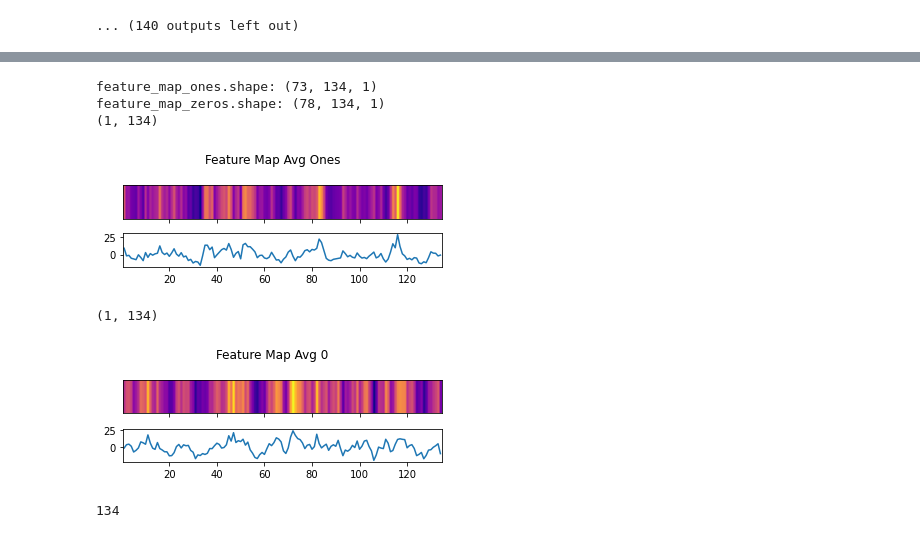
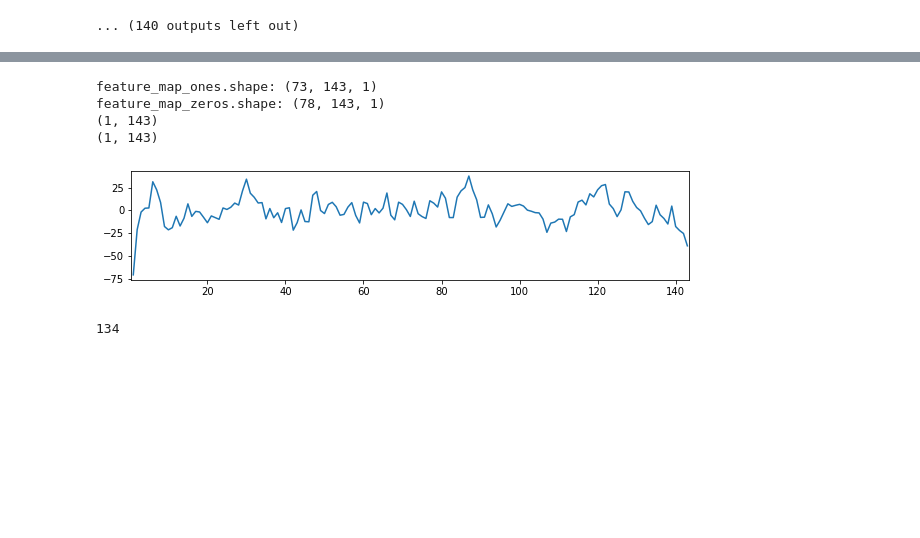
Before and after one commit to beckii0930/nucleosome_occupancy, a Jupyter notebook: tbinet_stuff/analyze_layer.ipynb, the cells around one changed output, grey strips where cells are left out. Drawn from its saved outputs; the diff is of its cells as text; code cells hidden in the pictures; blank space fills up the shorter version.

```diff
--- a/tbinet_stuff/analyze_layer.ipynb
+++ b/tbinet_stuff/analyze_layer.ipynb
@@ -31,8 +31,9 @@ import matplotlib.pyplot as plt
 data_folder = "/Users/yibeijia/Downloads/nucleosome_occupancy/tbinet_stuff/model2/"
 
 data_folder = "/Users/yibeijia/Downloads/nucleosome_occupancy/tbinet_stuff/model2_reduced_dense10/"
+data_folder = "/Users/yibeijia/Downloads/nucleosome_occupancy/tbinet_stuff/model3/"
 model = load_model(data_folder+"tbinet.h5")
-model.load_weights("/Users/yibeijia/Downloads/nucleosome_occupancy/tbinet_stuff//model2_reduced_dense10/tbinet.38-0.08.hdf5")
+# model.load_weights("/Users/yibeijia/Downloads/nucleosome_occupancy/tbinet_stuff//model2_reduced_dense10/tbinet.38-0.08.hdf5")
 # model.load_weights("/Users/yibeijia/Downloads/nucleosome_occupancy/tbinet_stuff/model2/tbinet.22-0.21.hdf5")
 # %%
 model.summary()
@@ -353,59 +307,52 @@ for layer_name, feature_map in zip(layer_names, feature_maps):
 #         print(f'layer_name: {layer_name}')
 #         print(f'feature_map.shape: {feature_map.shape}')
         feature_map_ones = feature_map[ones]
         feature_map_zeros = feature_map[zeros]
         print(f'feature_map_ones.shape: {feature_map_ones.shape}')
         print(f'feature_map_zeros.shape: {feature_map_zeros.shape}')
+
+        ################# Plot for enriched #################
         Features = []
         for seqArr in feature_map_ones:
             # make feature array a 1x134 array and sum over all seqs
             newSeqArr = np.transpose(seqArr)
             if(len(Features) == 0):
                 Features=newSeqArr
             else:
                 Features = Features + newSeqArr
         print(Features.shape)
-#         plot_feature_map(Features[0], "Feature Map Avg Ones")
+#         Features1 = np.transpose(Features)
 
-
-        Features = []
+        ################# Plot for depleted #################
+#         Features = []
         for seqArr in feature_map_zeros:
             # make feature array a 1x134 array and sum over all seqs
             newSeqArr = np.transpose(seqArr)
             if(len(Features) == 0):
                 Features=newSeqArr
             else:
                 Features = Features + newSeqArr
         print(Features.shape)
+        Features0 = np.transpose(Features)
 
-
-        plt.rcParams["figure.figsize"] = 5,2
+        ################## Make plots #################
+        plt.rcParams["figure.figsize"] = 10,2
         # number of features is 134
-        x = range(1,135)
-
-        fig, (ax,ax2) = plt.subplots(nrows=2, sharex=True)
+        x = range(1,144)
 
         extent = [x[0]-(x[1]-x[0])/2., x[-1]+(x[1]-x[0])/2.,0,1]
-        ax.imshow(y[np.newaxis,:], cmap="plasma", aspect="auto", extent=extent)
-        ax.set_yticks([])
-        ax.set_xlim(extent[0], extent[1])
-
-        ax2.plot(x,y)
-        fig.suptitle(plt_title)
-        plt.tight_layout()
+        plt.xlim(extent[0], extent[1])
+#         plt.plot(x,Features1, label='1')
+#         plt.plot(x,Features0, label='0')
+        plt.plot(x,Features0)
+#         plt.legend()
         plt.show()
-#         feature_map_avg_ones = feature_map_ones.sum(axis=0)
-#         feature_map_avg_zeros = feature_map_zeros.sum(axis=0)
-#         plot_feature_map(Features[0], "Feature Map Avg 0")
-#         plot_feature_map(feature_map_avg_zeros, "Feature Map Avg Zeros")
-#         plot_both_feature_maps(feature_map_avg_ones, feature_map_avg_zeros,"Feature Maps Reduced Model")
 # %% [output]
-feature_map_ones.shape: (73, 134, 1)
-feature_map_zeros.shape: (78, 134, 1)
-(1, 134)
+feature_map_ones.shape: (73, 143, 1)
+feature_map_zeros.shape: (78, 143, 1)
+(1, 143)
+(1, 143)
-[figure, old version]
+[figure, new version]
-(1, 134)
-[figure, removed]
 # %%
 for layer_name, feature_map in zip(layer_names, feature_maps):
 
```
Also changed, not shown: parts of 5 cells of this notebook, 7 other files.
